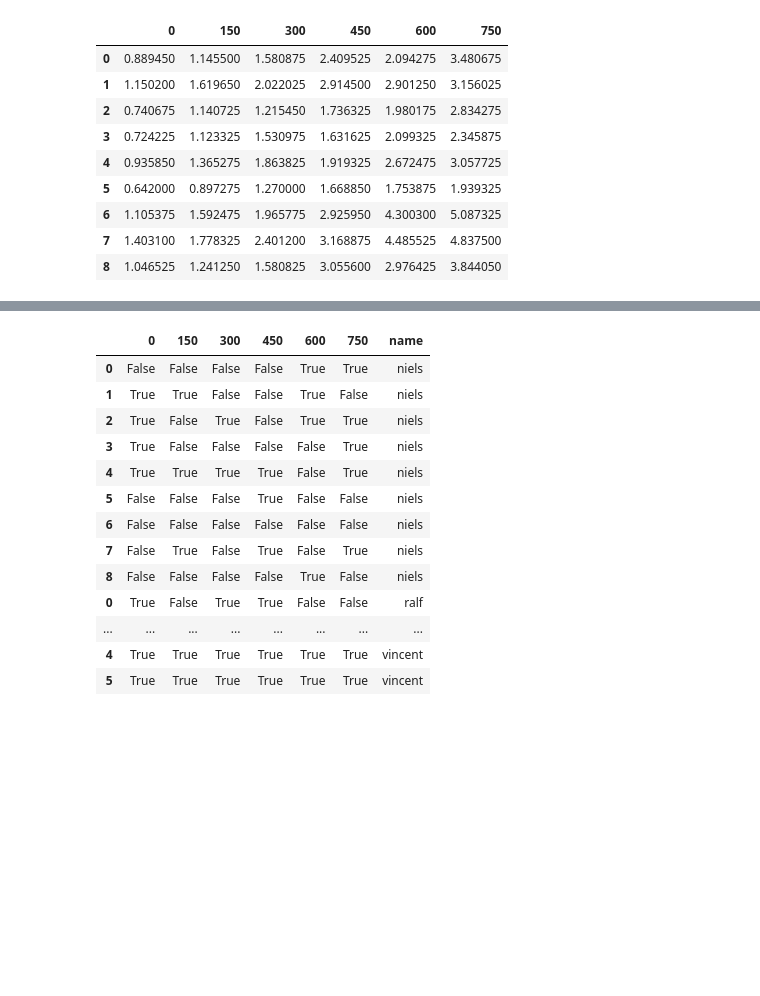
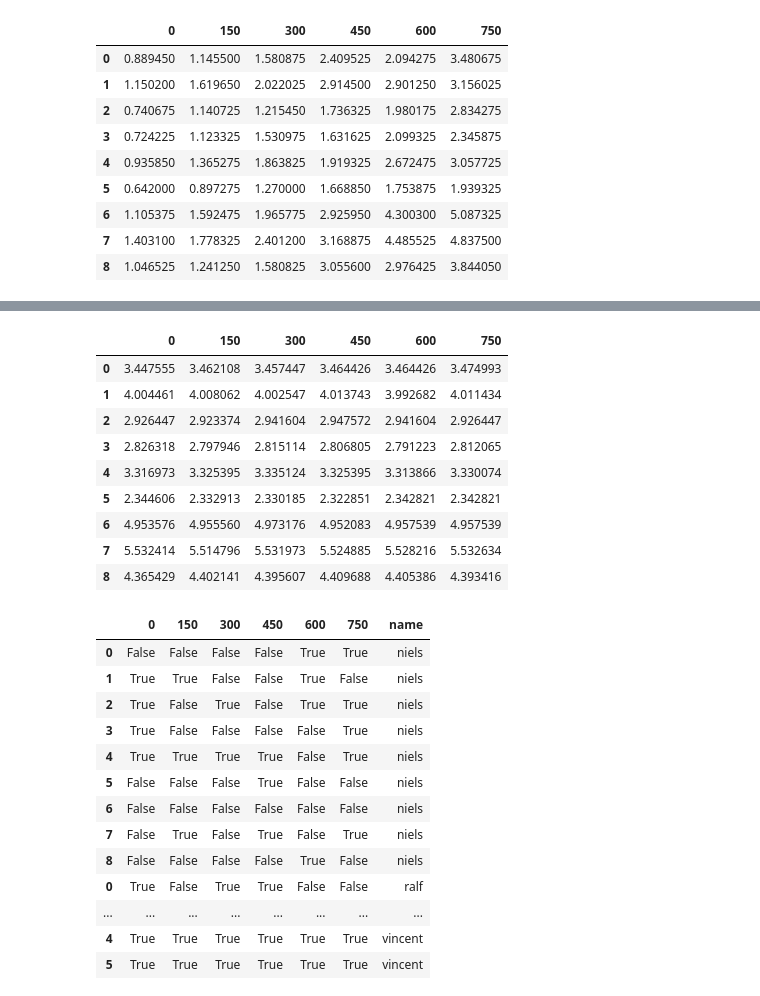
Before and after one commit to vimodev/2IMV25, a Jupyter notebook: Analysis/analysis.ipynb, the cells around one changed output, grey strips where cells are left out. Saved outputs shown, nothing was run; the diff lists cells and outputs as text; code cells hidden in the pictures; blank space fills up the shorter version.

```diff
--- a/Analysis/analysis.ipynb
+++ b/Analysis/analysis.ipynb
@@ -186,2 +219,17 @@ latencydf
+# %%
+IDdf = pd.DataFrame(results[list(names)[0]]['ID'])
+IDdf.columns = latencies
+IDdf
+# %% [output]
+|  | 0 | 150 | 300 | 450 | 600 | 750 |
+| 0 | 3.447555 | 3.462108 | 3.457447 | 3.464426 | 3.464426 | 3.474993 |
+| 1 | 4.004461 | 4.008062 | 4.002547 | 4.013743 | 3.992682 | 4.011434 |
+| 2 | 2.926447 | 2.923374 | 2.941604 | 2.947572 | 2.941604 | 2.926447 |
+| 3 | 2.826318 | 2.797946 | 2.815114 | 2.806805 | 2.791223 | 2.812065 |
+| 4 | 3.316973 | 3.325395 | 3.335124 | 3.325395 | 3.313866 | 3.330074 |
+| 5 | 2.344606 | 2.332913 | 2.330185 | 2.322851 | 2.342821 | 2.342821 |
+| 6 | 4.953576 | 4.955560 | 4.973176 | 4.952083 | 4.957539 | 4.957539 |
+| 7 | 5.532414 | 5.514796 | 5.531973 | 5.524885 | 5.528216 | 5.532634 |
+| 8 | 4.365429 | 4.402141 | 4.395607 | 4.409688 | 4.405386 | 4.393416 |
 # %%
 successdf = pd.DataFrame()
```
Also changed, not shown: parts of 11 cells of this notebook, 1 other file.
